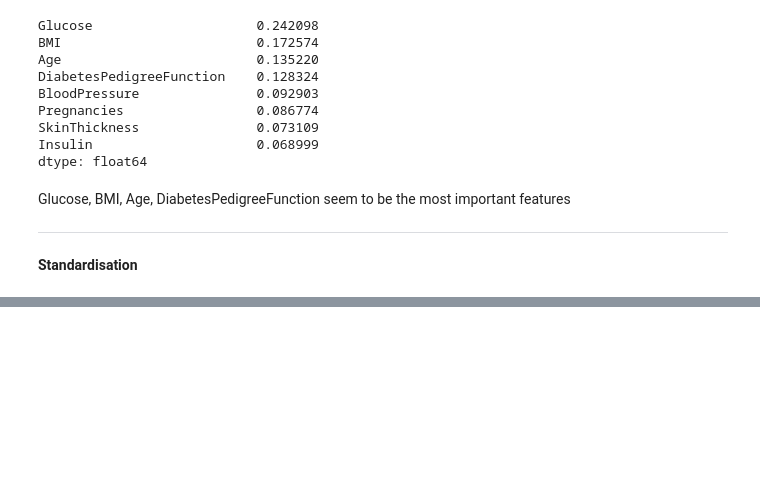
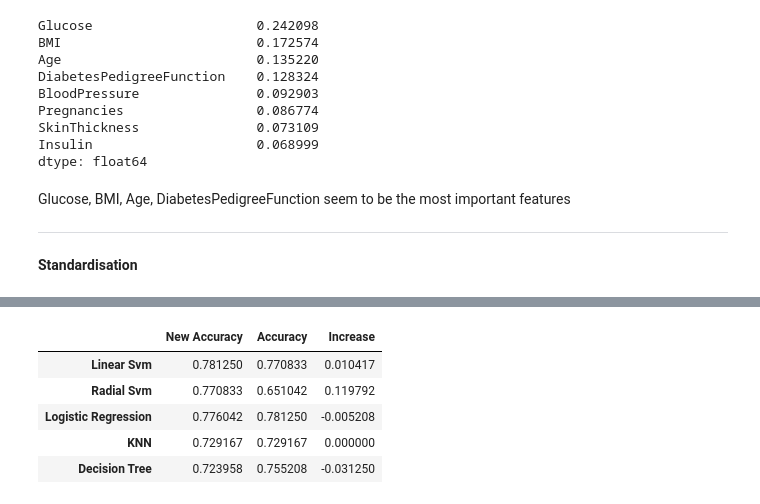
Before and after one commit to Suhail727/Data-Science-Projects, a Jupyter notebook: Pima Indians Diabetes Database/Pima_Indians_Diabetes_Database.ipynb, the cells around one changed output, grey strips where cells are left out. Cells and saved outputs as stored; diff of their text form; code cells hidden in the pictures; blank space fills up the shorter version.

```diff
--- a/Pima Indians Diabetes Database/Pima_Indians_Diabetes_Database.ipynb
+++ b/Pima Indians Diabetes Database/Pima_Indians_Diabetes_Database.ipynb
@@ -247,0 +274,22 @@ Glucose, BMI, Age, DiabetesPedigreeFunction seem to be the most important featur
+# %%
+abc=[]
+classifiers=['Linear Svm','Radial Svm','Logistic Regression','KNN','Decision Tree']
+models=[svm.SVC(kernel='linear',gamma='auto'),svm.SVC(kernel='rbf',gamma='auto'),LogisticRegression(solver='lbfgs', max_iter=1000),KNeighborsClassifier(n_neighbors=3),DecisionTreeClassifier()]
+for i in models:
+    model = i
+    model.fit(train_X1,train_Y1)
+    prediction=model.predict(test_X1)
+    abc.append(metrics.accuracy_score(prediction,test_Y1))
+
+new_models_dataframe=pd.DataFrame(abc,index=classifiers)
+new_models_dataframe.columns=['New Accuracy']
+new_models_dataframe=new_models_dataframe.merge(models_dataframe,left_index=True,right_index=True,how='left')
+new_models_dataframe['Increase']=new_models_dataframe['New Accuracy']-new_models_dataframe['Accuracy']
+new_models_dataframe
+# %% [output]
+|  | New Accuracy | Accuracy | Increase |
+| Linear Svm | 0.781250 | 0.770833 | 0.010417 |
+| Radial Svm | 0.770833 | 0.651042 | 0.119792 |
+| Logistic Regression | 0.776042 | 0.781250 | -0.005208 |
+| KNN | 0.729167 | 0.729167 | 0.000000 |
+| Decision Tree | 0.723958 | 0.755208 | -0.031250 |
```
Also changed, not shown: parts of 23 cells of this notebook.
